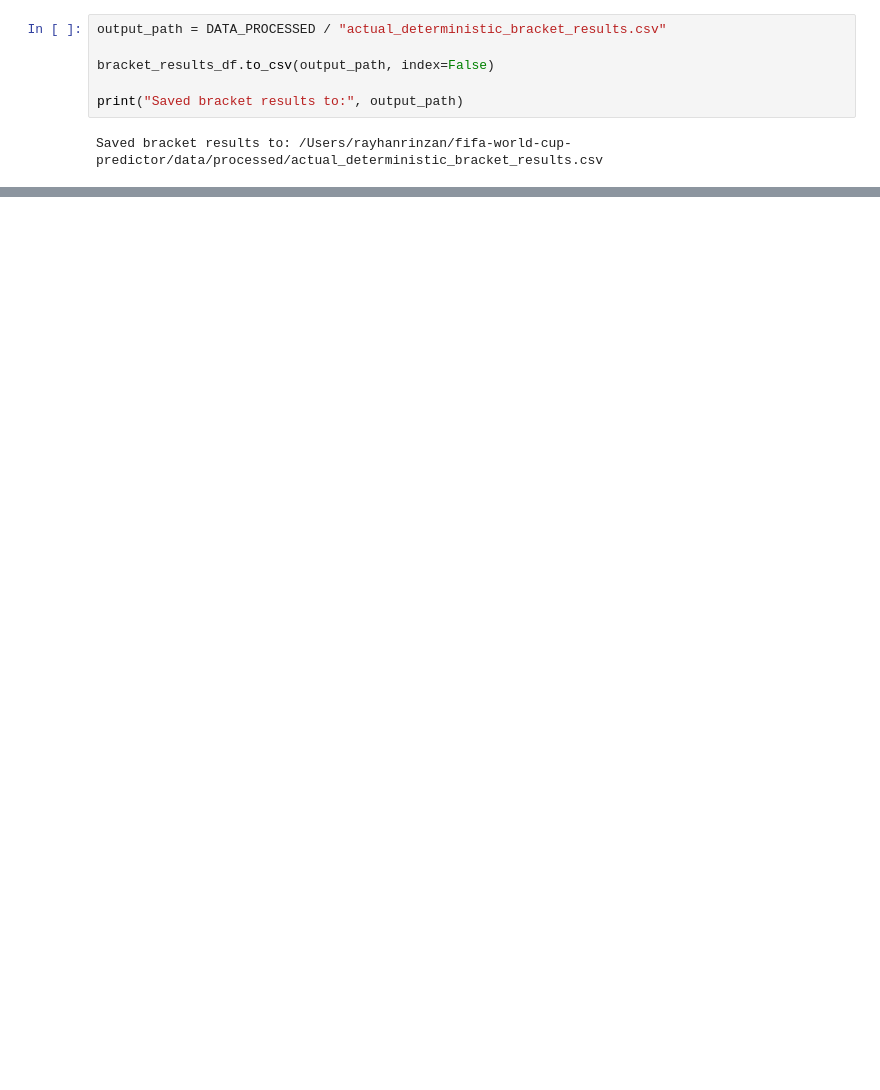
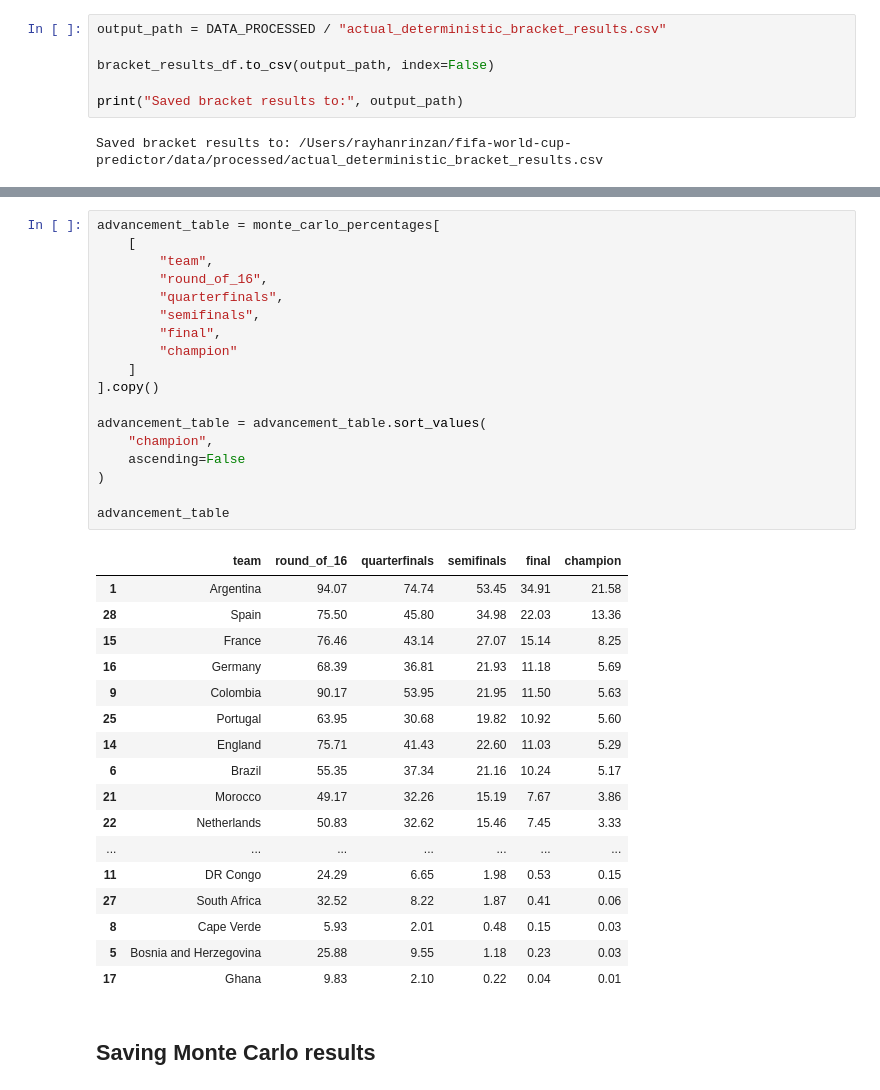
Before and after one commit to rayhanrinzan/fifa-world-cup-predictor, a Jupyter notebook: notebooks/09_knockout_prediction_logic.ipynb, the cells around one changed output, grey strips where cells are left out. Drawn from its saved outputs; the diff is of its cells as text; blank space fills up the shorter version.

```diff
--- a/notebooks/09_knockout_prediction_logic.ipynb
+++ b/notebooks/09_knockout_prediction_logic.ipynb
@@ -634,0 +797,38 @@ The next major improvement is Monte Carlo simulation. Instead of always advancin
+# %%
+advancement_table = monte_carlo_percentages[
+    [
+        "team",
+        "round_of_16",
+        "quarterfinals",
+        "semifinals",
+        "final",
+        "champion"
+    ]
+].copy()
+
+advancement_table = advancement_table.sort_values(
+    "champion",
+    ascending=False
+)
+
+advancement_table
+# %% [output]
+|  | team | round_of_16 | quarterfinals | semifinals | final | champion |
+| 1 | Argentina | 94.07 | 74.74 | 53.45 | 34.91 | 21.58 |
+| 28 | Spain | 75.50 | 45.80 | 34.98 | 22.03 | 13.36 |
+| 15 | France | 76.46 | 43.14 | 27.07 | 15.14 | 8.25 |
+| 16 | Germany | 68.39 | 36.81 | 21.93 | 11.18 | 5.69 |
+| 9 | Colombia | 90.17 | 53.95 | 21.95 | 11.50 | 5.63 |
+| 25 | Portugal | 63.95 | 30.68 | 19.82 | 10.92 | 5.60 |
+| 14 | England | 75.71 | 41.43 | 22.60 | 11.03 | 5.29 |
+| 6 | Brazil | 55.35 | 37.34 | 21.16 | 10.24 | 5.17 |
+| 21 | Morocco | 49.17 | 32.26 | 15.19 | 7.67 | 3.86 |
+| 22 | Netherlands | 50.83 | 32.62 | 15.46 | 7.45 | 3.33 |
+| ... | ... | ... | ... | ... | ... | ... |
+| 11 | DR Congo | 24.29 | 6.65 | 1.98 | 0.53 | 0.15 |
+| 27 | South Africa | 32.52 | 8.22 | 1.87 | 0.41 | 0.06 |
+| 8 | Cape Verde | 5.93 | 2.01 | 0.48 | 0.15 | 0.03 |
+| 5 | Bosnia and Herzegovina | 25.88 | 9.55 | 1.18 | 0.23 | 0.03 |
+| 17 | Ghana | 9.83 | 2.10 | 0.22 | 0.04 | 0.01 |
+# %% [markdown]
+## Saving Monte Carlo results
```
Also changed, not shown: parts of 16 cells of this notebook.
